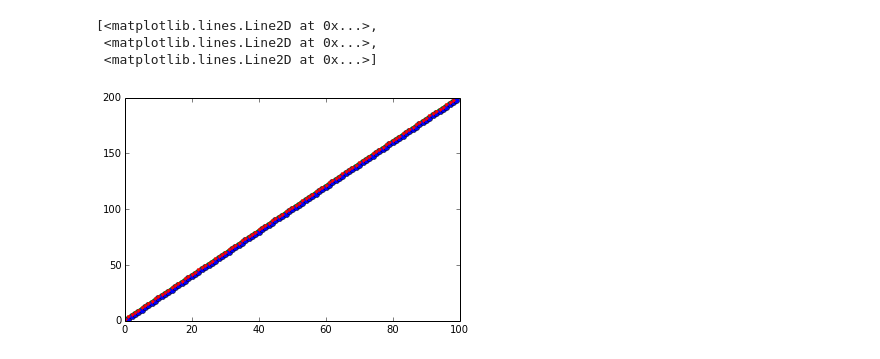
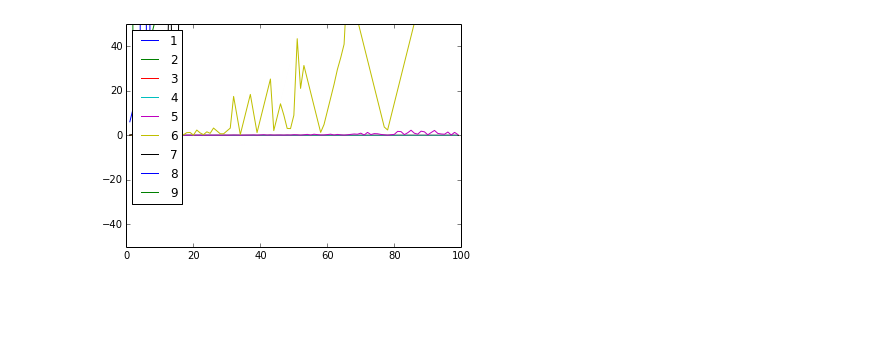
Before and after one commit to rahulporuri/computational_physics, a Jupyter notebook: exercise_3.ipynb, the cells around one changed output. Saved outputs shown, nothing was run; the diff lists cells and outputs as text; code cells hidden in the pictures; blank space fills up the shorter version.

Commit message:
added legends and exercise 4 ipynb

```diff
--- a/exercise_3.ipynb
+++ b/exercise_3.ipynb
@@ -1,29 +33,22 @@
 # %%
-def f(x):
-    return x*x
-
 import numpy as np
 import matplotlib.pyplot as plt
 %matplotlib inline
 
-h = 1e-10
+def f(x):
+    return x*x*x
 
-def ff(x):
-    return (f(x+h)-f(x))/h
-
-def fb(x):
-    return (f(x)-f(x-h))/h
-
-def fc(x):
-    return (f(x+h)-f(x-h))/2*h
+def f23(x):
+    return (f(x+h)+f(x-h)-2.0*f(x))/(h*h)
 
 x = np.arange(1,100,1,dtype=float)
-yff, yfb, yfc = np.zeros(len(x)), np.zeros(len(x)), np.zeros(len(x))
-#plt.hold(True)
-plt.plot(x,ff(x), 'o', fb(x), '-', fc(x)*1e+20, '.')
-#plt.show()
+plt.hold(True)
+for i in xrange(1,10):
+    h = 1.0/np.power(10,i)
+    plt.ylim(-50,50)
+    plt.plot(x, abs(f23(x)-6.0*x), label = i)
+
+plt.legend(loc='upper left')
+plt.show()
 # %% [output]
-[<matplotlib.lines.Line2D at 0x...>,
- <matplotlib.lines.Line2D at 0x...>,
- <matplotlib.lines.Line2D at 0x...>]
-[figure, old version]
+[figure, new version]
```
Also changed, not shown: parts of 2 cells of this notebook.
